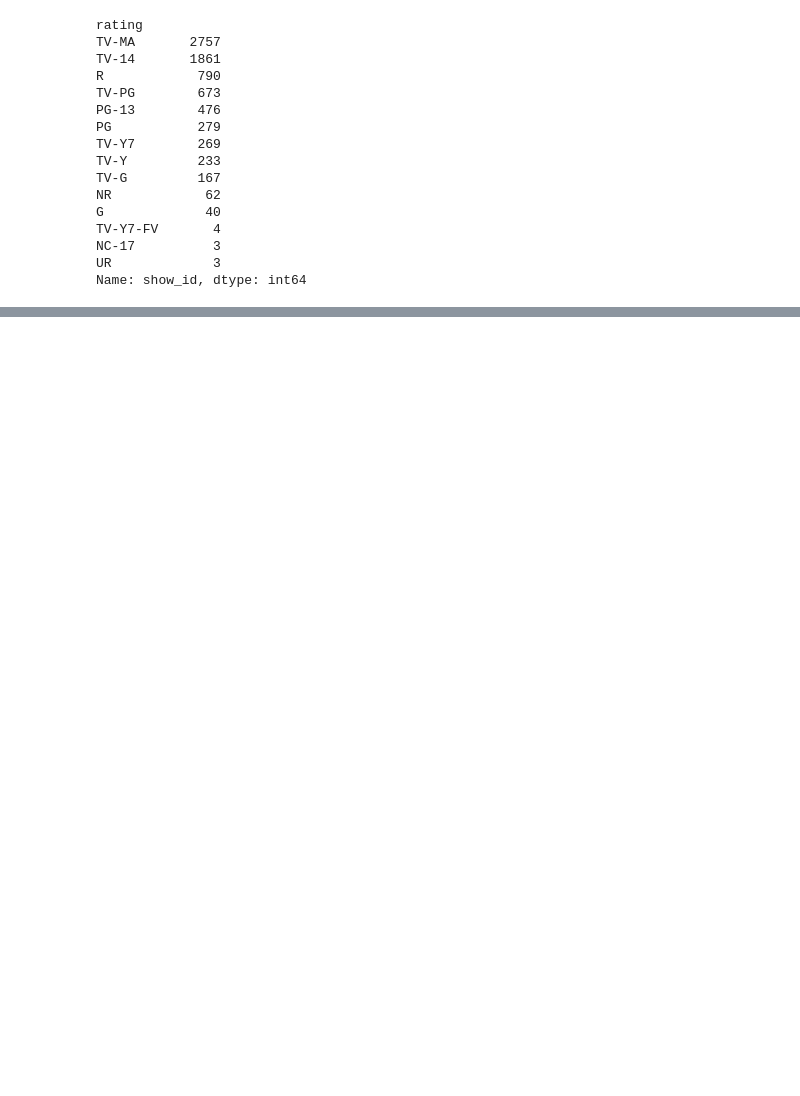
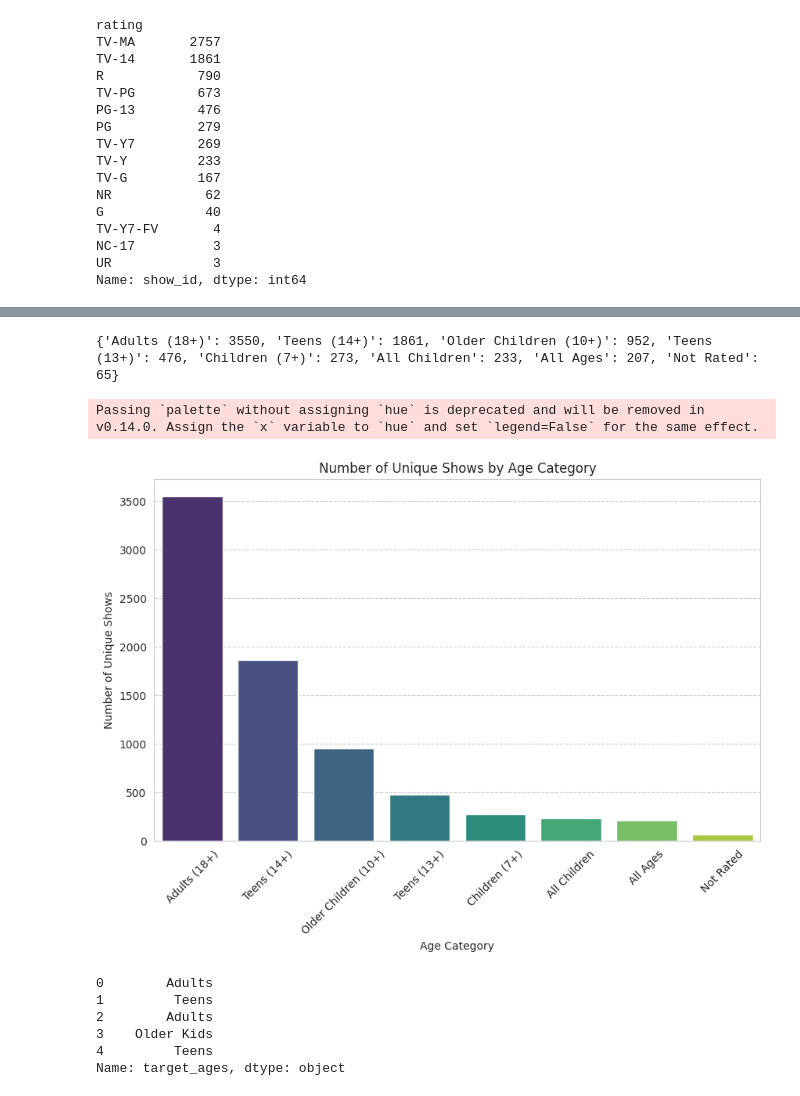
Before and after one commit to DSabarish/netflix_data_analysis, a Jupyter notebook: Netflix_29.ipynb, the cells around one changed output, grey strips where cells are left out. Cells and saved outputs as stored; diff of their text form; code cells hidden in the pictures; blank space fills up the shorter version.

```diff
--- a/Netflix_29.ipynb
+++ b/Netflix_29.ipynb
@@ -1468,0 +1436,65 @@ fig.show()
+# %%
+# Define the mapping of ratings to age categories
+rating_to_age_category = {
+    'TV-MA': 'Adults (18+)',
+    'TV-14': 'Teens (14+)',
+    'R': 'Adults (18+)',
+    'TV-PG': 'Older Children (10+)',
+    'PG-13': 'Teens (13+)',
+    'PG': 'Older Children (10+)',
+    'TV-Y7': 'Children (7+)',
+    'TV-Y': 'All Children',
+    'TV-G': 'All Ages',
+    'NR': 'Not Rated',
+    'G': 'All Ages',
+    'TV-Y7-FV': 'Children (7+)',
+    'NC-17': 'Adults (18+)',
+    'UR': 'Not Rated'
+}
+
+# Sample data representing the count of unique shows for each rating
+ratings_count_dict = {
+    'TV-MA': 2757,
+    'TV-14': 1861,
+    'R': 790,
+    'TV-PG': 673,
+    'PG-13': 476,
+    'PG': 279,
+    'TV-Y7': 269,
+    'TV-Y': 233,
+    'TV-G': 167,
+    'NR': 62,
+    'G': 40,
+    'TV-Y7-FV': 4,
+    'NC-17': 3,
+    'UR': 3
+}
+
+# Create a DataFrame from the dictionary
+data = pd.DataFrame(list(ratings_count_dict.items()), columns=['rating', 'count'])
+
+# Map the ratings to age categories
+data['age_category'] = data['rating'].map(rating_to_age_category)
+
+# Group by age category and sum the counts
+age_category_count = data.groupby('age_category')['count'].sum()
+
+# Sort the age categories by count in descending order
+age_category_count_sorted = age_category_count.sort_values(ascending=False)
+
+# Print the dictionary to verify the result
+age_category_count_dict = age_category_count_sorted.to_dict()
+print(age_category_count_dict)
+
+# Plotting the result using Seaborn and Matplotlib
+plt.figure(figsize=(10, 6))
+sns.barplot(x=list(age_category_count_dict.keys()), y=list(age_category_count_dict.values()), palette='viridis')
+plt.title('Number of Unique Shows by Age Category')
+plt.xlabel('Age Category')
+plt.ylabel('Number of Unique Shows')
+plt.xticks(rotation=45)
+plt.show()
+# %% [output]
+{'Adults (18+)': 3550, 'Teens (14+)': 1861, 'Older Children (10+)': 952, 'Teens (13+)': 476, 'Children (7+)': 273, 'All Children': 233, 'All Ages': 207, 'Not Rated': 65}
+Passing `palette` without assigning `hue` is deprecated and will be removed in v0.14.0. Assign the `x` variable to `hue` and set `legend=False` for the same effect.
+[figure, added]
@@ -1468,0 +1525,9 @@ fig.show()
+# %%
+data['target_ages'].head()
+# %% [output]
+0        Adults
+1         Teens
+2        Adults
+3    Older Kids
+4         Teens
+Name: target_ages, dtype: object
```
Also changed, not shown: parts of 11 cells of this notebook.
